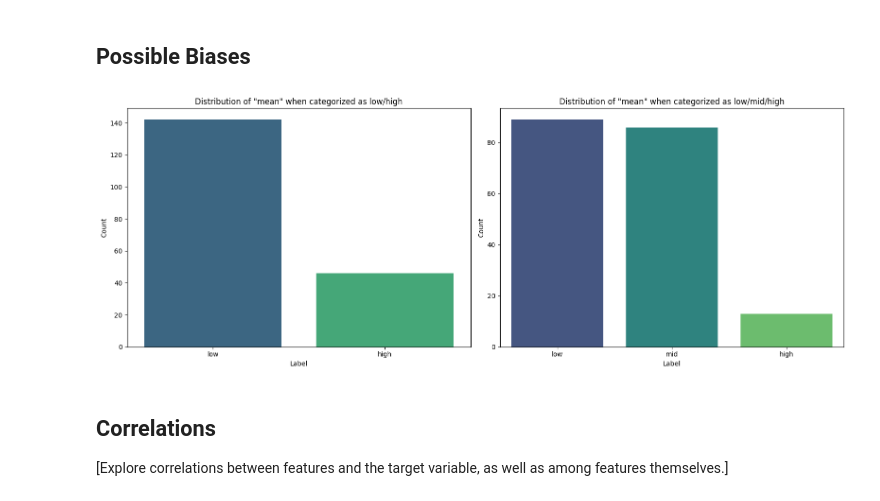
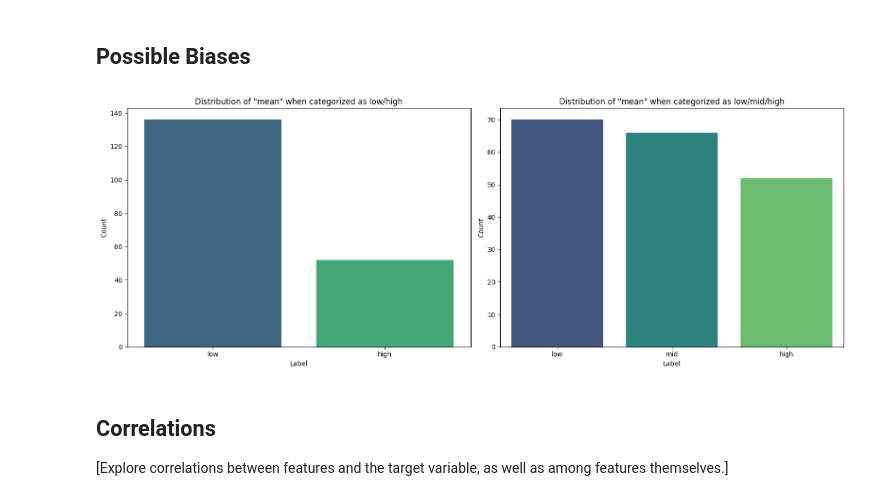
Before and after one commit to HBendig-HSFL/unlocking-minds, a Jupyter notebook: 1_DatasetCharacteristics/exploratory_data_analysis.ipynb, the cells around one changed output. Drawn from its saved outputs; the diff is of its cells as text; code cells hidden in the pictures.

```diff
--- a/1_DatasetCharacteristics/exploratory_data_analysis.ipynb
+++ b/1_DatasetCharacteristics/exploratory_data_analysis.ipynb
@@ -946,25 +960,26 @@ plot_feature_distributions(features)
 # %% [markdown]
 ## Possible Biases
 # %%
-y_binary = df['mean'].apply(lambda x: 'low' if x <= 50 else 'high')
-y_multiclass = df['mean'].apply(lambda x: 'low' if x <= 33 else ('mid' if x <= 66 else 'high'))
+# Multicalss thresholds taken from COLET Paper
+y_multiclass = df['mean'].apply(lambda x: 'low' if x <= 29 else ('mid' if x <= 49 else 'high'))
+y_binary = df['mean'].apply(lambda x: 'low' if x <= 49 else 'high')
 
 fig, axs = plt.subplots(1, 2, figsize=(16, 6))
 
 sns.countplot(x=y_binary, hue=y_binary, palette='viridis', legend=False, ax=axs[0])
 axs[0].set_title('Distribution of "mean" when categorized as low/high')
 axs[0].set_xlabel('Label')
 axs[0].set_ylabel('Count')
 
 sns.countplot(x=y_multiclass, hue=y_multiclass, palette='viridis', legend=False, ax=axs[1])
 axs[1].set_title('Distribution of "mean" when categorized as low/mid/high')
 axs[1].set_xlabel('Label')
 axs[1].set_ylabel('Count')
 
 plt.tight_layout()
 plt.show()
 # %% [output]
-[figure, old version]
+[figure, new version]
 # %% [markdown]
 ## Correlations
 
```
Also changed, not shown: parts of 4 cells of this notebook.
